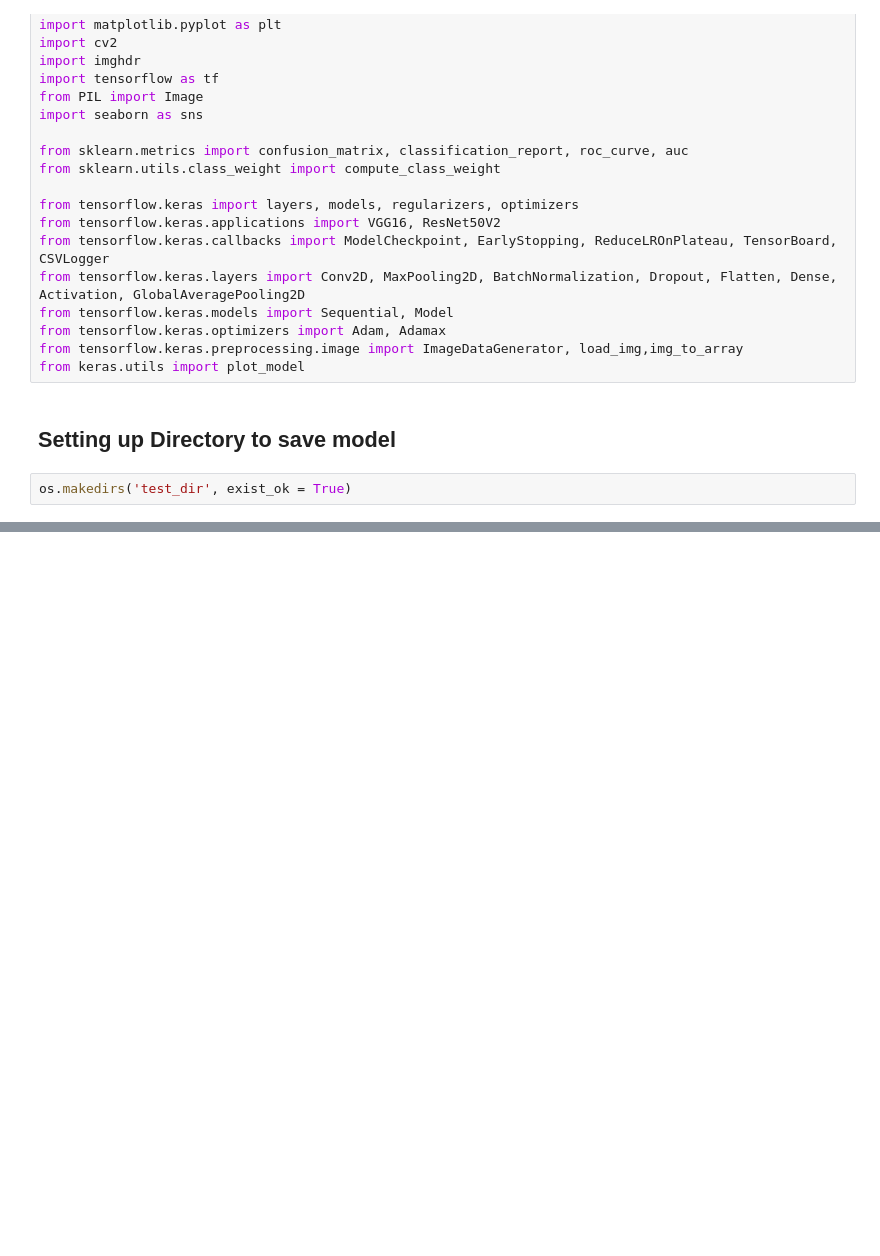
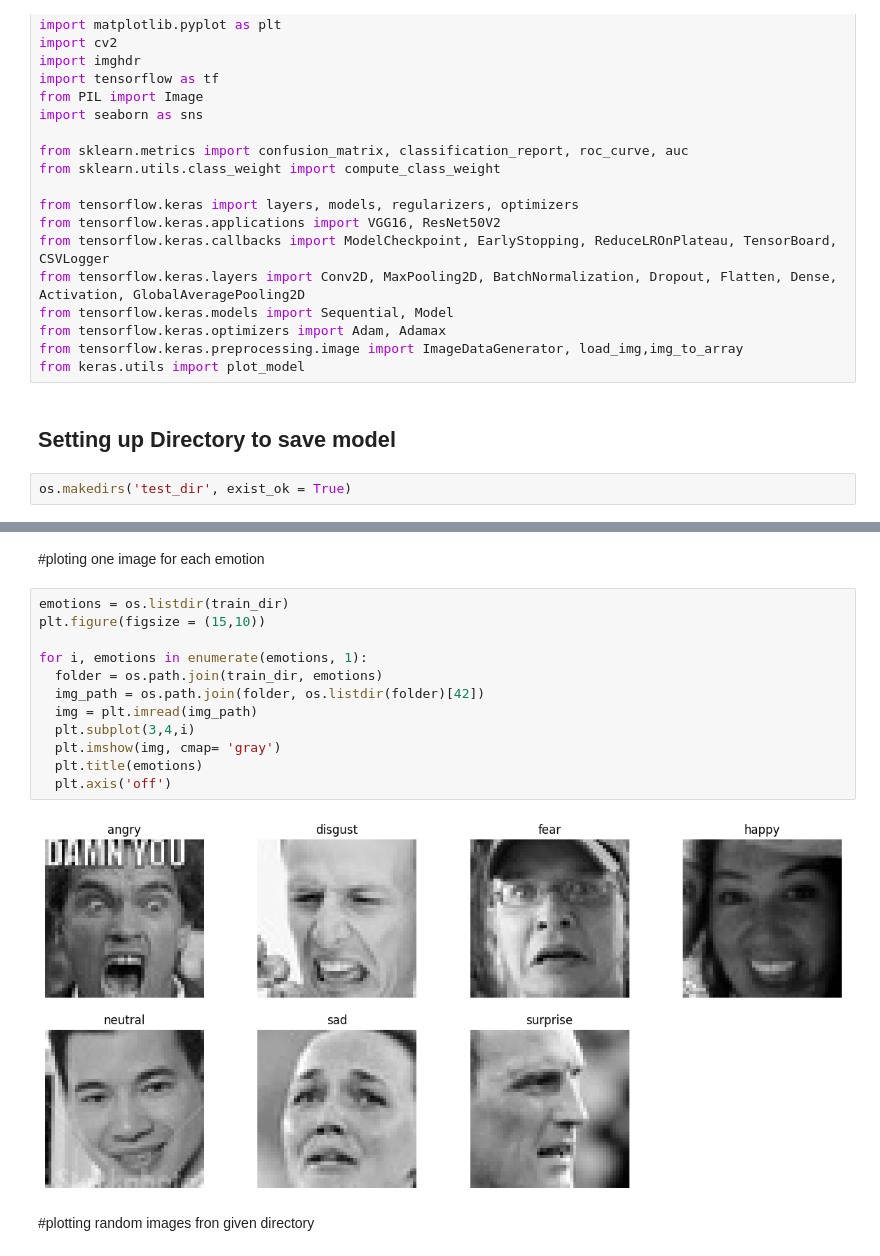
Before and after one commit to aijulhussain/MyDLProjects, a Jupyter notebook: Emotion Detection/Emotions_detection.ipynb, the cells around one changed output, grey strips where cells are left out. Cells and saved outputs as stored; diff of their text form; blank space fills up the shorter version.

```diff
--- a/Emotion Detection/Emotions_detection.ipynb
+++ b/Emotion Detection/Emotions_detection.ipynb
@@ -85,0 +161,18 @@ Project directory structure created at" /content/FER_2013_Emotion_Detection
+# %% [markdown]
+#ploting one image for each emotion
+# %%
+emotions = os.listdir(train_dir)
+plt.figure(figsize = (15,10))
+
+for i, emotions in enumerate(emotions, 1):
+  folder = os.path.join(train_dir, emotions)
+  img_path = os.path.join(folder, os.listdir(folder)[42])
+  img = plt.imread(img_path)
+  plt.subplot(3,4,i)
+  plt.imshow(img, cmap= 'gray')
+  plt.title(emotions)
+  plt.axis('off')
+# %% [output]
+[figure, added]
+# %% [markdown]
+#plotting random images fron given directory
```
Also changed, not shown: parts of 22 cells of this notebook.
